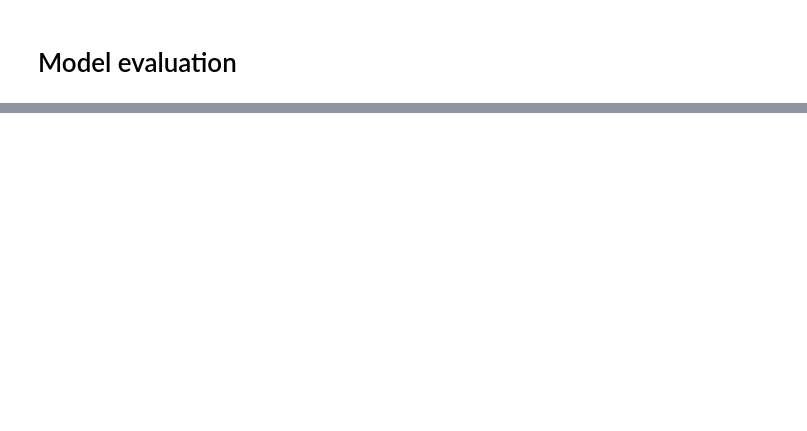
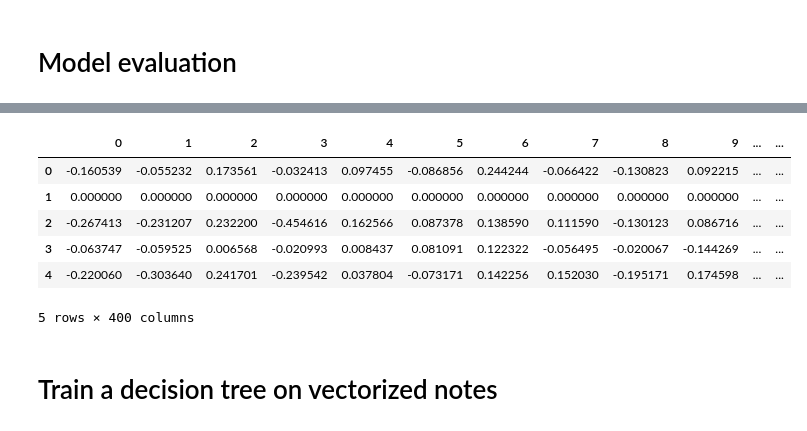
Before and after one commit to mlpaff/MIMIC, a Jupyter notebook: mimic_nlp.ipynb, the cells around one changed output, grey strips where cells are left out. Saved outputs shown, nothing was run; the diff lists cells and outputs as text; code cells hidden in the pictures; blank space fills up the shorter version.

Commit message:
model building, data viz, and app dev

```diff
--- a/mimic_nlp.ipynb
+++ b/mimic_nlp.ipynb
@@ -586,2 +578,3 @@ vectorizor = MeanEmbeddingVectorizer(model)
 # %%
-test_train['tokens'] = test_train.text.apply(lambda x: test(x))
+# Tokenize text
+test_train['tokens'] = test_train.text.apply(lambda x: tokenize_clinic_notes(x))
@@ -588,3 +590,4 @@ test_train['tokens'] = test_train.text.apply(lambda x: test(x))
 # %%
+vectorizer = MeanEmbeddingVectorizer(model)
 # transform the tokenized text to 400 dimension array
-test_train_tf = vectorizor.fit_transform(test_train['tokens'])
+test_train_tf = vectorizer.fit_transform(test_train['tokens'])
@@ -598,10 +617,18 @@ y_train.head()
 # %%
 # Logistic regression
 from sklearn.linear_model import LogisticRegression as LR
+from sklearn.model_selection import cross_val_score
 
-lr = LR(C = 0.001, penalty = 'l2', random_state = 3, class_weight="balanced")
+lr = LR(C = 0.001, penalty = 'l2', random_state = 3, class_weight="balanced", solver='lbfgs')
+
+print("Cross Validation Score: {:.2%}".format(np.mean(cross_val_score(lr, X_train_tf, y_train['output_label'], cv=5))))
+# logreg.fit(X_train, Y_train)
+
+
+
 lr.fit(X_train_tf, y_train['output_label'])
+print("Test Set score: {:.2%}".format(lr.score(X_train_tf, y_train['output_label'])))
 
-model = lr
+model_lr = lr
 
 # y_train_preds = model.predict_proba(X_train_tf)[:,1]
@@ -648,0 +730,23 @@ plt.show()
+# %%
+# Using only the features in the feature list for the input
+# train_input = X[feature_list]
+# train_output = y
+
+# Splitting before SMOTE
+# X_train, X_test, Y_train, Y_test = train_test_split(train_input, train_output, test_size=0.20, random_state=0)
+print('Original train dataset shape {}'.format(Counter(y_train)))
+print('Original test dataset shape {}'.format(Counter(y_train)))
+
+
+def balancing(X, Y, undersample = None):
+    # Oversampling with SMOTE
+    smt = SMOTE(random_state=20)
+    if undersample:
+        smt = SMOTEENN(random_state=20)
+
+    X_new, Y_new = smt.fit_sample(X, Y)
+    print('New train dataset shape {}'.format(Counter(Y_new)))
+    X_new = pd.DataFrame(X_new, columns = list(X.columns))
+    return X_new, Y_new
+
+X_train_balanced, y_train_balanced = balancing(X_train_tf, y_train, undersample=True)
@@ -648,0 +758,12 @@ plt.show()
+# %%
+X_train_balanced.head()
+# %% [output]
+|  | 0 | 1 | 2 | 3 | 4 | 5 | 6 | 7 | 8 | 9 | ... | ... |
+| 0 | -0.160539 | -0.055232 | 0.173561 | -0.032413 | 0.097455 | -0.086856 | 0.244244 | -0.066422 | -0.130823 | 0.092215 | ... | ... |
+| 1 | 0.000000 | 0.000000 | 0.000000 | 0.000000 | 0.000000 | 0.000000 | 0.000000 | 0.000000 | 0.000000 | 0.000000 | ... | ... |
+| 2 | -0.267413 | -0.231207 | 0.232200 | -0.454616 | 0.162566 | 0.087378 | 0.138590 | 0.111590 | -0.130123 | 0.086716 | ... | ... |
+| 3 | -0.063747 | -0.059525 | 0.006568 | -0.020993 | 0.008437 | 0.081091 | 0.122322 | -0.056495 | -0.020067 | -0.144269 | ... | ... |
+| 4 | -0.220060 | -0.303640 | 0.241701 | -0.239542 | 0.037804 | -0.073171 | 0.142256 | 0.152030 | -0.195171 | 0.174598 | ... | ... |
+5 rows × 400 columns
+# %% [markdown]
+# Train a decision tree on vectorized notes
```
Also changed, not shown: parts of 41 cells of this notebook, 15 other files.
